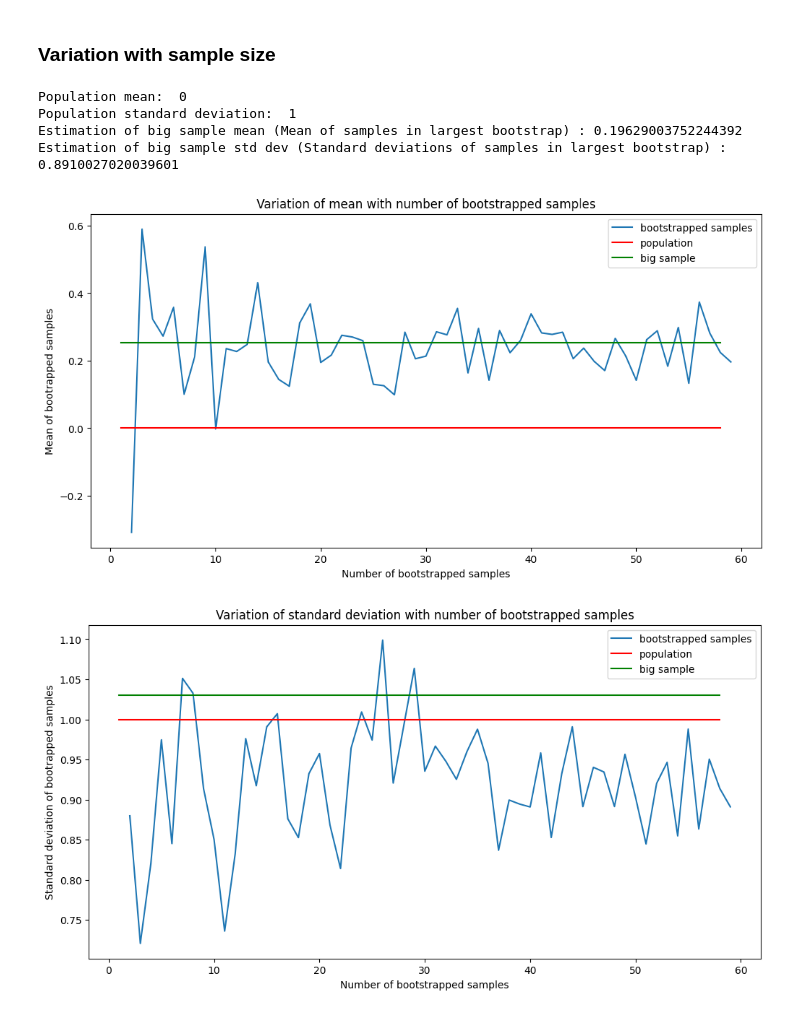
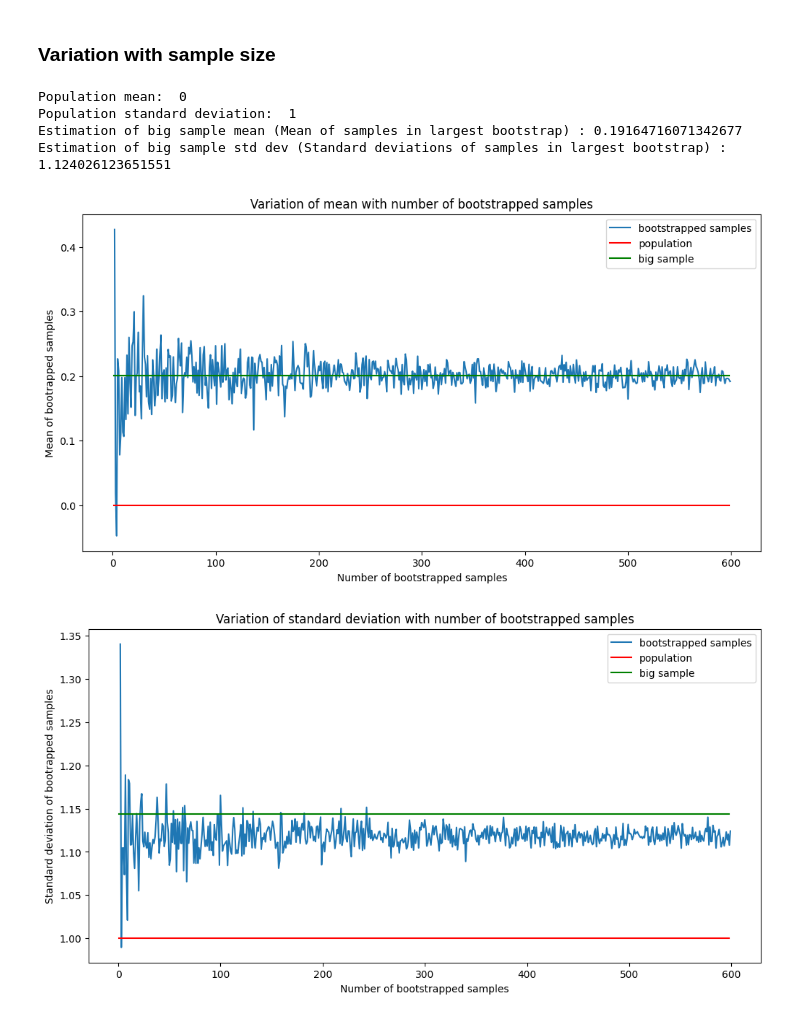
Before and after one commit to kunalkundu30/bootstrapping-fundamentals, a Jupyter notebook: bootstrapping.ipynb, the cells around one changed output. Cells and saved outputs as stored; diff of their text form; code cells hidden in the pictures.

Commit message:
bootstrap

```diff
--- a/bootstrapping.ipynb
+++ b/bootstrapping.ipynb
@@ -306,9 +306,9 @@ Estimation of big sample std dev (Mean of standard deviations of all bootstrap s
 # %%
 # Variation with number of bootstrap samples
 
-big_sample_size = 10
-max_no_of_samples = 60
-sample_size = 5
+big_sample_size = 40
+max_no_of_samples = 600
+sample_size = 20
 result={}
 result_bootstrap = {}
 
@@ -343,34 +343,34 @@ big_sample_std_dev = np.sqrt(np.var(big_sample,ddof=1))
 
 print("Population mean: ", population_mean)
 print("Population standard deviation: ", population_std_dev)
 
 print("Estimation of big sample mean (Mean of samples in largest bootstrap) :",estimation_of_big_sample_mean)
 print("Estimation of big sample std dev (Standard deviations of samples in largest bootstrap) :",estimation_of_big_sample_std_dev)
 
 # Plot graphs
 plt.figure(figsize=(12,6))
 plt.plot(no_of_samples_in_bootstrap, estimation_of_big_sample_means,label='bootstrapped samples')
 plt.plot(sample_nos,[population_mean]*len(sample_nos),color='r',label='population')
 plt.plot(sample_nos,[big_sample_mean]*len(sample_nos),color='g',label='big sample')
 plt.title("Variation of mean with number of bootstrapped samples")
 plt.xlabel("Number of bootstrapped samples")
 plt.ylabel("Mean of bootrapped samples")
 plt.legend()
 plt.show()
 
 plt.figure(figsize=(12,6))
 plt.plot(no_of_samples_in_bootstrap, estimation_of_big_sample_std_devs,label='bootstrapped samples')
 plt.plot(sample_nos,[population_std_dev]*len(sample_nos),color='r',label='population')
 plt.plot(sample_nos,[big_sample_std_dev]*len(sample_nos),color='g',label='big sample')
 plt.title("Variation of standard deviation with number of bootstrapped samples")
 plt.xlabel("Number of bootstrapped samples")
 plt.ylabel("Standard deviation of bootrapped samples")
 plt.legend()
 plt.show()
 # %% [output]
 Population mean:  0
 Population standard deviation:  1
-Estimation of big sample mean (Mean of samples in largest bootstrap) : 0.19629003752244392
-Estimation of big sample std dev (Standard deviations of samples in largest bootstrap) : 0.8910027020039601
+Estimation of big sample mean (Mean of samples in largest bootstrap) : 0.19164716071342677
+Estimation of big sample std dev (Standard deviations of samples in largest bootstrap) : 1.124026123651551
-[figure, old version]
+[figure, new version]
-[figure, old version]
+[figure, new version]
```
Also changed, not shown: 1 other file.
